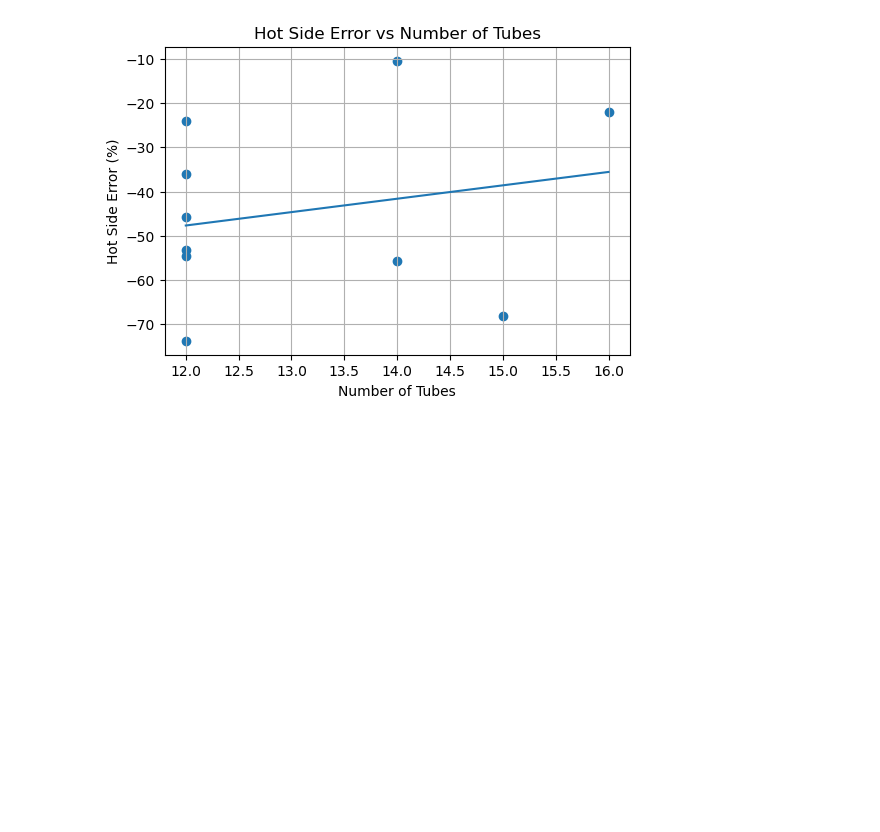
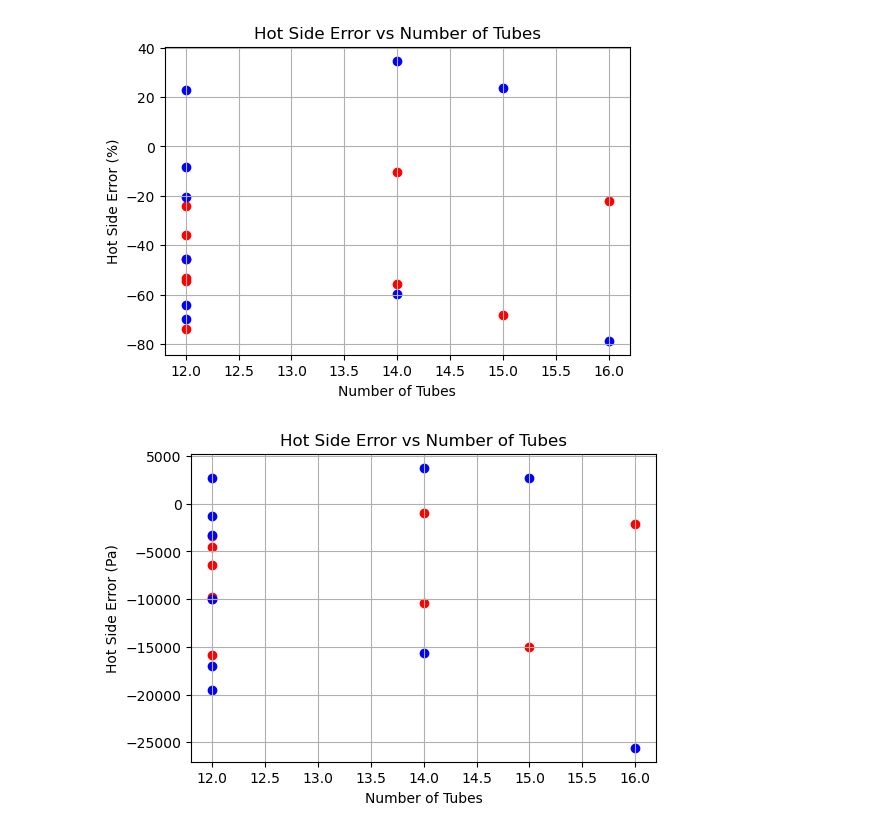
Before and after one commit to mp2125/GA3, a Jupyter notebook: plotterNB.ipynb, the cells around one changed output. Drawn from its saved outputs; the diff is of its cells as text; code cells hidden in the pictures; blank space fills up the shorter version.

```diff
--- a/plotterNB.ipynb
+++ b/plotterNB.ipynb
@@ -12,6 +12,9 @@ tube_lengths = []
 num_tubes = []
 num_baffles = []
 
+abs_hot_errors = []
+abs_cold_errors = []
+
 hot_errors = []
 cold_errors = []
 
@@ -25,8 +28,10 @@ for i, hx in enumerate(hxs):
     dp_cold_measured, dp_hot_measured = pressure_changes[i]
 
     # Relative errors (%)
-    rel_error_cold = 100 * (dp_cold_pred - dp_cold_measured) / dp_cold_measured
-    rel_error_hot  = 100 * (dp_hot_pred - dp_hot_measured) / dp_hot_measured
+    abs_error_cold = dp_cold_pred - dp_cold_measured
+    abs_error_hot = dp_hot_pred - dp_hot_measured
+    rel_error_cold = 100 * abs_error_cold / dp_cold_measured
+    rel_error_hot  = 100 * abs_error_hot / dp_hot_measured
 
     # Store parameters
     tube_lengths.append(hx.tube_length)
@@ -34,6 +39,9 @@ for i, hx in enumerate(hxs):
     num_baffles.append(hx.number_of_baffles)
 
     # Store errors
+    abs_hot_errors.append(abs_error_hot)
+    abs_cold_errors.append(abs_error_cold)
+
     hot_errors.append(rel_error_hot)
     cold_errors.append(rel_error_cold)
 # %%
@@ -58,21 +83,38 @@ plt.grid(True)
 # %%
 # -----------------------------
 # Plot 2: Hot error vs number of tubes
 # -----------------------------
 
 plt.figure(figsize=(6,4))
-plt.scatter(num_tubes, hot_errors)
+plt.scatter(num_tubes, hot_errors,color='red')
+plt.scatter(num_tubes, cold_errors,color='blue')
 
 m, c = np.polyfit(num_tubes, hot_errors, 1)
 xfit = np.linspace(min(num_tubes), max(num_tubes), 100)
-plt.plot(xfit, m*xfit + c)
+# plt.plot(xfit, m*xfit + c)
 
 plt.xlabel("Number of Tubes")
 plt.ylabel("Hot Side Error (%)")
 plt.title("Hot Side Error vs Number of Tubes")
 plt.grid(True)
+plt.show()
+
+plt.figure(figsize=(6,4))
+plt.scatter(num_tubes, abs_hot_errors,color='red')
+plt.scatter(num_tubes, abs_cold_errors,color='blue')
+
+m, c = np.polyfit(num_tubes, abs_hot_errors, 1)
+xfit = np.linspace(min(num_tubes), max(num_tubes), 100)
+# plt.plot(xfit, m*xfit + c)
+
+plt.xlabel("Number of Tubes")
+plt.ylabel("Hot Side Error (Pa)")
+plt.title("Hot Side Error vs Number of Tubes")
+plt.grid(True)
+plt.show()
 # %% [output]
-[figure, old version]
+[figure, new version]
+[figure, added]
 # %%
 # -----------------------------
 # Plot 3: Cold error vs number of baffles
```
Also changed, not shown: parts of 3 cells of this notebook, 3 other files.
